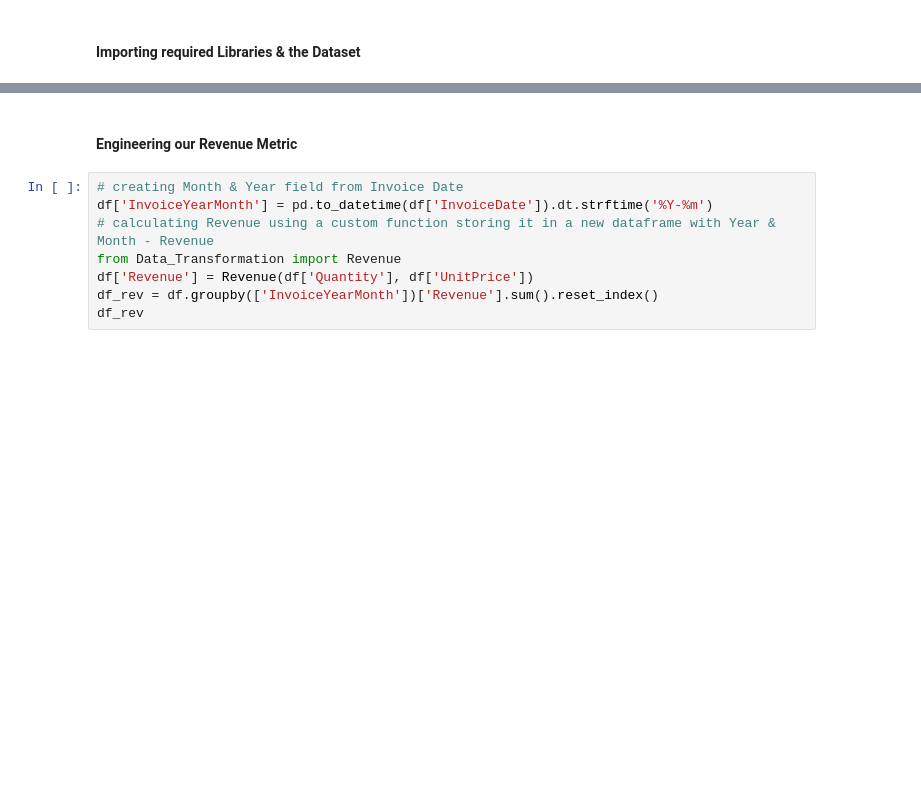
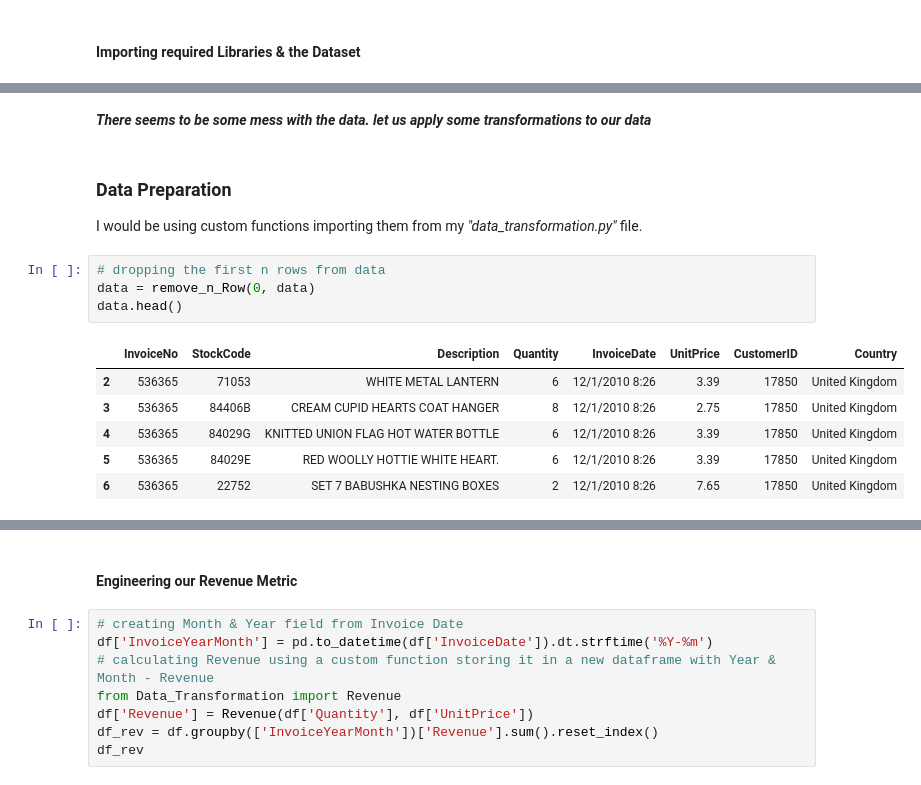
Before and after one commit to AakashSarap/Customer-Analytics, a Jupyter notebook: Part1 - Analyzing Our Data & Discovering the Metrics.ipynb, the cells around one changed output, grey strips where cells are left out. Cells and saved outputs as stored; diff of their text form; blank space fills up the shorter version.

```diff
--- a/Part1 - Analyzing Our Data & Discovering the Metrics.ipynb
+++ b/Part1 - Analyzing Our Data & Discovering the Metrics.ipynb
@@ -43,0 +43,16 @@ df.head(10)
+# %% [markdown]
+**_There seems to be some mess with the data. let us apply some transformations to our data_**
+# %% [markdown]
+### Data Preparation
+I would be using custom functions importing them from my _"data_transformation.py"_ file.
+# %%
+# dropping the first n rows from data
+data = remove_n_Row(0, data)
+data.head()
+# %% [output]
+|  | InvoiceNo | StockCode | Description | Quantity | InvoiceDate | UnitPrice | CustomerID | Country |
+| 2 | 536365 | 71053 | WHITE METAL LANTERN | 6 | 12/1/2010 8:26 | 3.39 | 17850 | United Kingdom |
+| 3 | 536365 | 84406B | CREAM CUPID HEARTS COAT HANGER | 8 | 12/1/2010 8:26 | 2.75 | 17850 | United Kingdom |
+| 4 | 536365 | 84029G | KNITTED UNION FLAG HOT WATER BOTTLE | 6 | 12/1/2010 8:26 | 3.39 | 17850 | United Kingdom |
+| 5 | 536365 | 84029E | RED WOOLLY HOTTIE WHITE HEART. | 6 | 12/1/2010 8:26 | 3.39 | 17850 | United Kingdom |
+| 6 | 536365 | 22752 | SET 7 BABUSHKA NESTING BOXES | 2 | 12/1/2010 8:26 | 7.65 | 17850 | United Kingdom |
```
Also changed, not shown: parts of 8 cells of this notebook.
